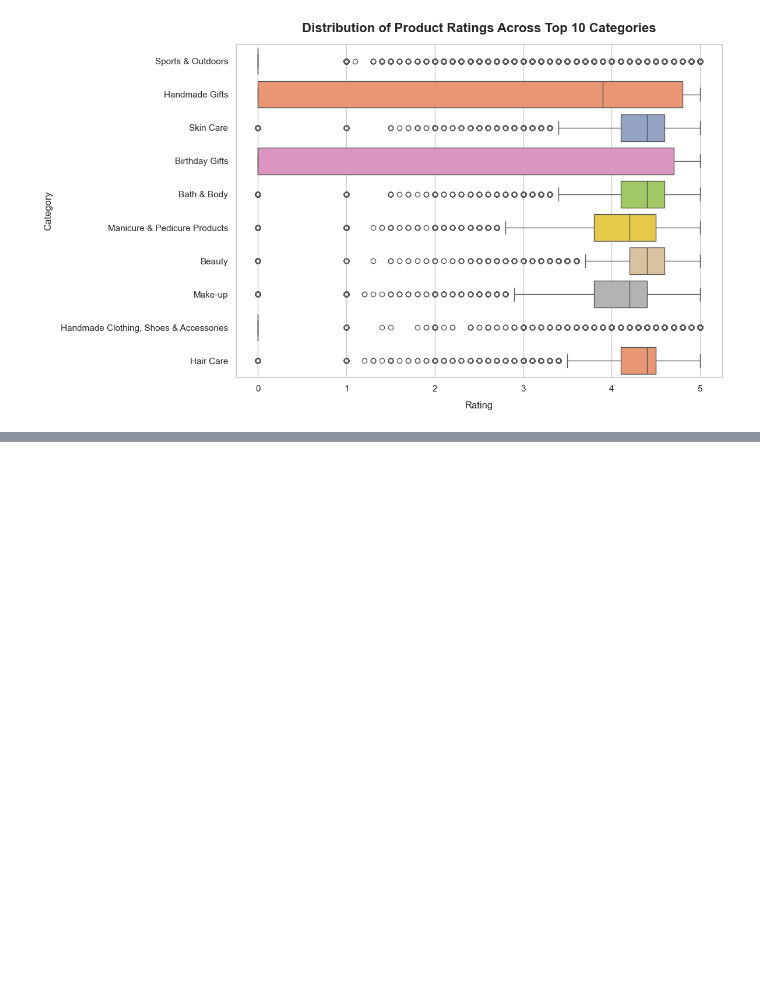
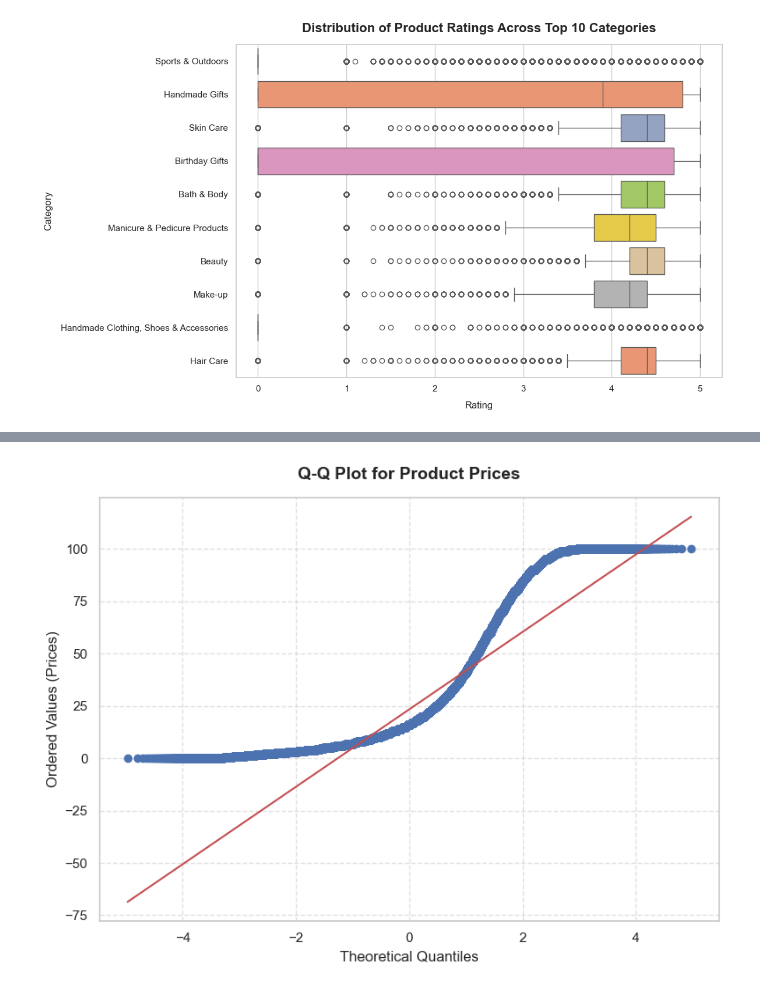
Before and after one commit to bibianglez/lab-eda-bivariate, a Jupyter notebook: lab_eda_bivariate.ipynb, the cells around one changed output, grey strips where cells are left out. Cells and saved outputs as stored; diff of their text form; code cells hidden in the pictures; blank space fills up the shorter version.

```diff
--- a/lab_eda_bivariate.ipynb
+++ b/lab_eda_bivariate.ipynb
@@ -316,0 +353,15 @@ plt.show()
+# %%
+plt.figure(figsize=(8, 6))
+
+
+stats.probplot(df_clean['price'], dist="norm", plot=plt)
+
+plt.title('Q-Q Plot for Product Prices', fontsize=14, fontweight='bold', pad=15)
+plt.xlabel('Theoretical Quantiles', fontsize=12)
+plt.ylabel('Ordered Values (Prices)', fontsize=12)
+plt.grid(True, linestyle='--', alpha=0.6)
+
+plt.tight_layout()
+plt.show()
+# %% [output]
+[figure, added]
```
Also changed, not shown: parts of 9 cells of this notebook.
